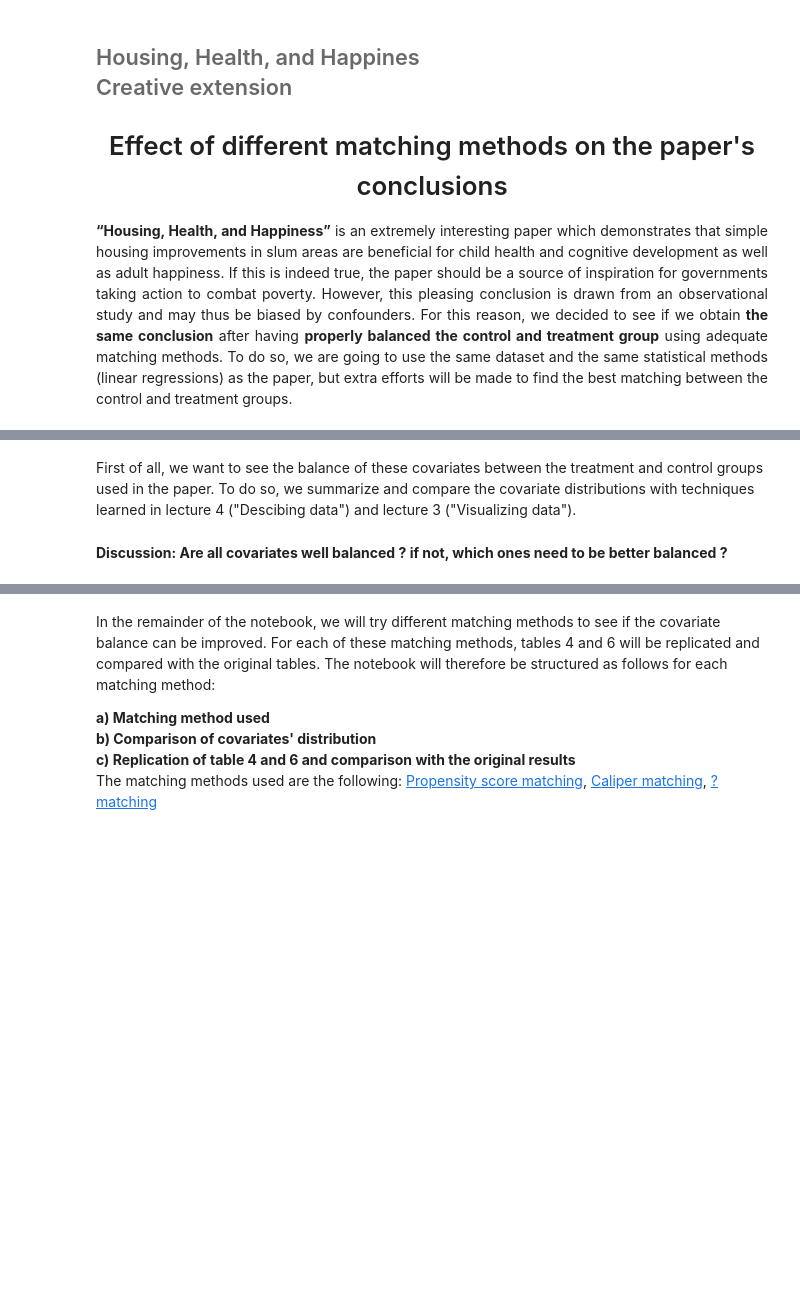
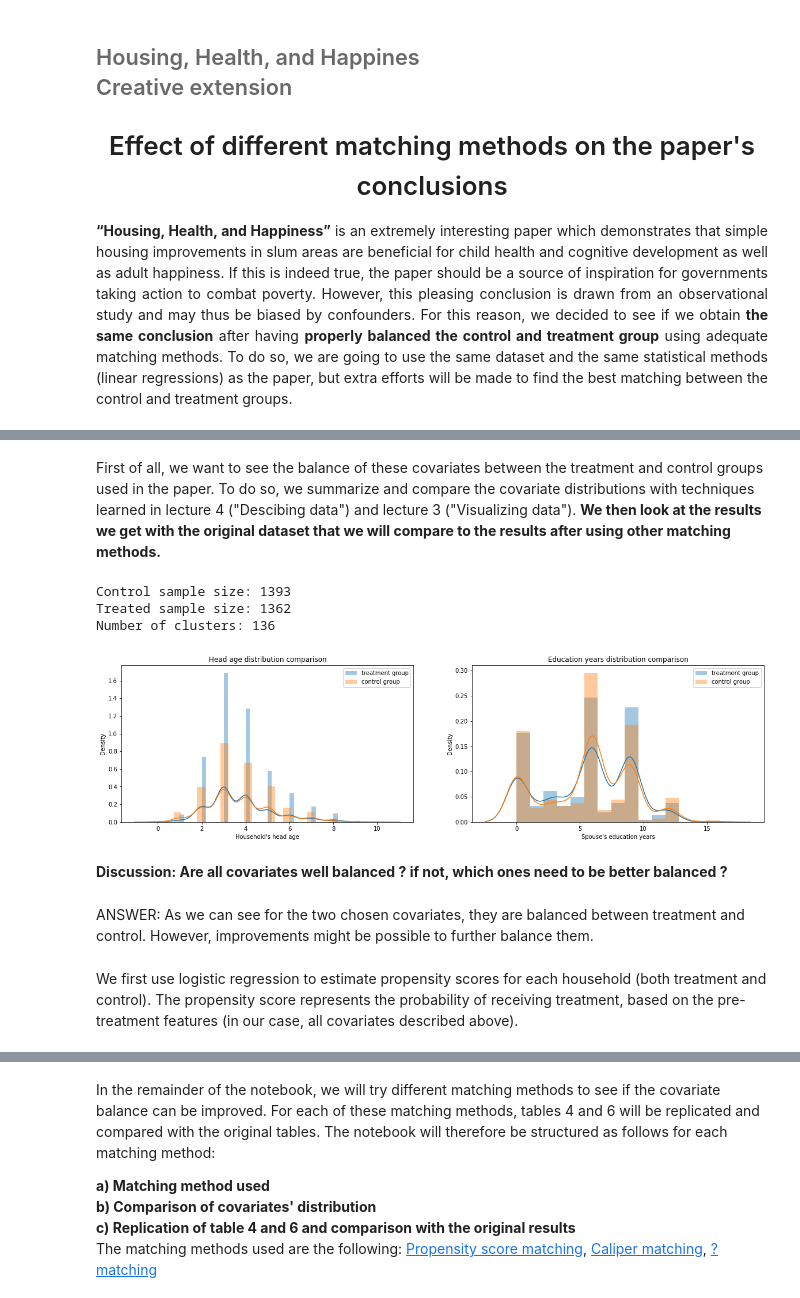
Before and after one commit to epfl-ada/ada-2020-project-milestone-p3-p3_bebibrus, a Jupyter notebook: notebook.ipynb, the cells around one changed output, grey strips where cells are left out. Cells and saved outputs as stored; diff of their text form; code cells hidden in the pictures; blank space fills up the shorter version.

```diff
--- a/notebook.ipynb
+++ b/notebook.ipynb
@@ -51,4 +50,4 @@
     <li>S_foodprogram: 2005 Survey - Household beneficiary of government food program (=1)</li>
 </ul>
 # %% [markdown]
-<p>First of all, we want to see the balance of these covariates between the treatment and control groups used in the paper. To do so, we summarize and compare the covariate distributions with techniques learned in lecture 4 ("Descibing data") and lecture 3 ("Visualizing data"). </p>
+<p>First of all, we want to see the balance of these covariates between the treatment and control groups used in the paper. To do so, we summarize and compare the covariate distributions with techniques learned in lecture 4 ("Descibing data") and lecture 3 ("Visualizing data"). <strong> We then look at the results we get with the original dataset that we will compare to the results after using other matching methods. </strong> </p>
@@ -57,2 +66,43 @@
+# %%
+# Load the data
+household_data = pd.read_stata('Data/PisoFirme_AEJPol-20070024_household.dta')
+
+# Drop households with missing values in idcluster
+household_data.dropna(axis=0, subset=['idcluster'], inplace=True)
+
+# Impute missing values in covariates with zero
+household_data.fillna(0, inplace=True)
+
+# Separate into control and treatment groups
+control = household_data[household_data['dpisofirme']==0]
+treated = household_data[household_data['dpisofirme']==1]
+# %%
+# Verify that sample sizes match the ones reported in Table 1
+print('Control sample size: %d' % (control.shape[0]))
+print('Treated sample size: %d' % (treated.shape[0]))
+
+# Verify that the number of clusters at census-block level correspond to the
+# notes of Table 4 and Table 6
+print('Number of clusters: %d' % len(household_data['idcluster'].unique()))
+# %% [output]
+Control sample size: 1393
+Treated sample size: 1362
+Number of clusters: 136
+# %%
+# Verify that treatment and control groups are well balanced (only 2 variables
+# chosen as examples) by comparing distributions
+fig, ax = plt.subplots(1, 2, figsize=(20, 5))
+sns.distplot(treated['S_washhands'].dropna(), label='treatment group', ax=ax[0])
+sns.distplot(control['S_washhands'].dropna(), label='control group', ax=ax[0])
+sns.distplot(treated['S_spouseeduc'], label='treatment group', ax=ax[1])
+sns.distplot(control['S_spouseeduc'], label='control group', ax=ax[1])
+ax[0].set_xlabel("Household's head age"), ax[1].set_xlabel("Spouse's education years")
+ax[0].set_title('Head age distribution comparison')
+ax[1].set_title('Education years distribution comparison')
+ax[0].legend(), ax[1].legend();
+# %% [output]
+[figure, added]
 # %% [markdown]
 <strong>Discussion: Are all covariates well balanced ? if not, which ones need to be better balanced ? </strong>
+# %% [markdown]
+ANSWER: As we can see for the two chosen covariates, they are balanced between treatment and control. However, improvements might be possible to further balance them.
@@ -58,0 +137,2 @@
+# %% [markdown]
+We first use logistic regression to estimate propensity scores for each household (both treatment and control). The propensity score represents the probability of receiving treatment, based on the pre-treatment features (in our case, all covariates described above).
```
Also changed, not shown: parts of 36 cells of this notebook.
